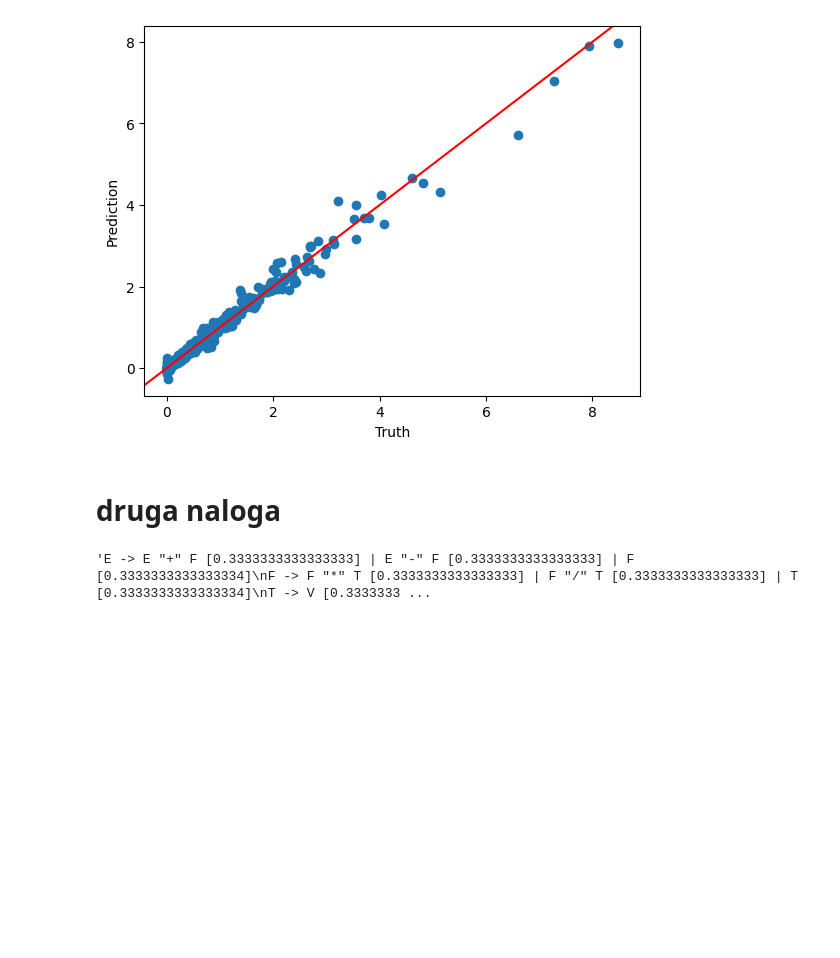
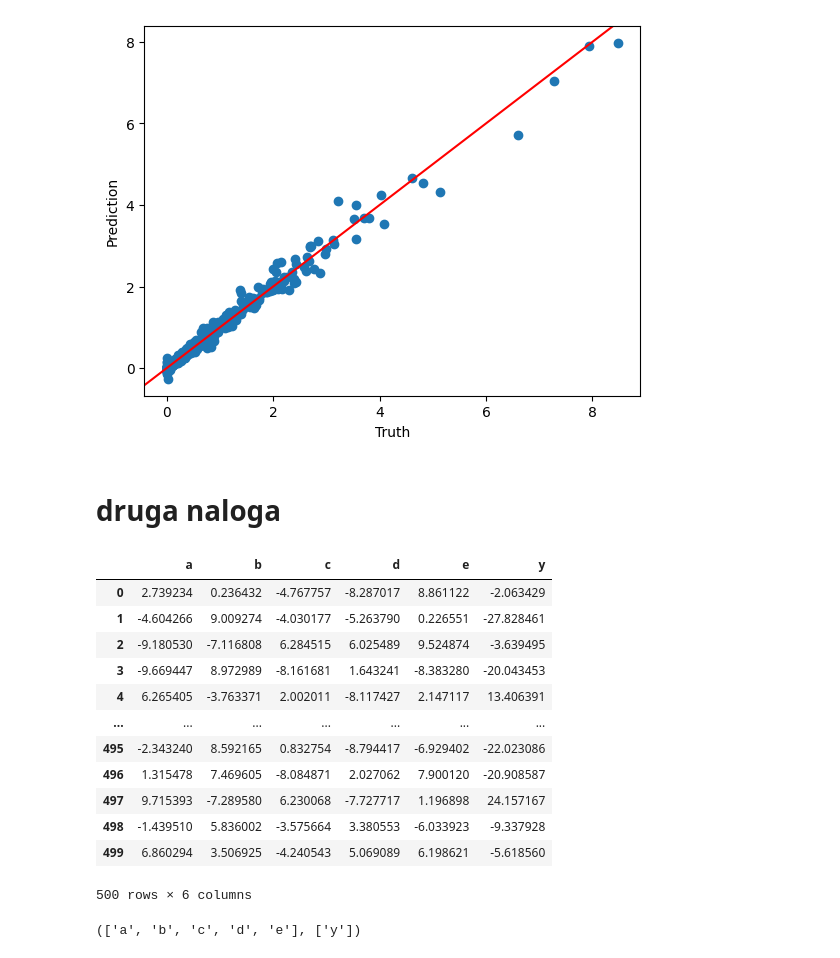
Before and after one commit to tadejpetric/nsu, a Jupyter notebook: dn4/resitev.ipynb, the cells around one changed output. Cells and saved outputs as stored; diff of their text form; code cells hidden in the pictures; blank space fills up the shorter version.

```diff
--- a/dn4/resitev.ipynb
+++ b/dn4/resitev.ipynb
@@ -174,45 +174,40 @@ plt.show()
 [figure]
 # %% [markdown]
 # druga naloga
-# %%
-class probabilities:
-    def __init__(self, n):
-        # assigns probabilities
-        self.E = [1/3, 1/3]
-        self.F = [1/3, 1/3]
-        self.T = [1/3, 1/3]
-        self.V = [1/n]*(n-1)
-    def etoi(s):
-        if "/": return 0
-        if "-": return 1
-        return 2
-    def ftoi(s):
-        if "*": return 0
-        if "/": return 1
-        return 2
-    def ttoi(s):
-        if "v": return 0
-        if "e": return 1
-        return 2
-    def xtoi(s):
-        return int(s[1:]) - 1
-    def gen_grammar(self):
-        s = ""
-        s += f"E -> E \"+\" F [{self.E[0]}] | E \"-\" F [{self.E[1]}] | F [{1-self.E[0]-self.E[1]}]\n"
-        s += f"F -> F \"*\" T [{self.F[0]}] | F \"/\" T [{self.F[1]}] | T [{1-self.F[0]-self.F[1]}]\n"
-        s += f"T -> V [{self.T[0]}] | \"(\" E \")\" [{self.T[1]}] | \"sin(\" E \")\" [{1-self.T[0]-self.T[1]}]\n"
-        s += "V -> "
-
-        total = 0
-        # gramatika je od 0 do n-1
-        for i, prob in enumerate(self.V):
-            total += prob
-            s += f"x{i} [{prob}] | "
-
-        s += f"x{i+1} [{1-total}]"
-        return s
-
-X = probabilities(5)
-X.gen_grammar()
-# %% [output]
-'E -> E "+" F [0.3333333333333333] | E "-" F [0.3333333333333333] | F [0.3333333333333334]\nF -> F "*" T [0.3333333333333333] | F "/" T [0.3333333333333333] | T [0.3333333333333334]\nT -> V [0.3333333 ...
+# %%
+from make_data import *
+
+@pandise
+def first(x1, x2, x3, x4, x5):
+    return x1 - 3*x2 - x3 -x5
+
+@pandise
+def second(x1, x2):
+    return x1**5 * x2**3
+
+@pandise
+def third(x1, x2):
+    return np.sin(x1) + np.sin(x2 / x1**2)
+# %%
+eq1 = problem(first)
+eq1.make_data(500)
+# %%
+eq1.data
+# %% [output]
+|  | a | b | c | d | e | y |
+| 0 | 2.739234 | 0.236432 | -4.767757 | -8.287017 | 8.861122 | -2.063429 |
+| 1 | -4.604266 | 9.009274 | -4.030177 | -5.263790 | 0.226551 | -27.828461 |
+| 2 | -9.180530 | -7.116808 | 6.284515 | 6.025489 | 9.524874 | -3.639495 |
+| 3 | -9.669447 | 8.972989 | -8.161681 | 1.643241 | -8.383280 | -20.043453 |
+| 4 | 6.265405 | -3.763371 | 2.002011 | -8.117427 | 2.147117 | 13.406391 |
+| ... | ... | ... | ... | ... | ... | ... |
+| 495 | -2.343240 | 8.592165 | 0.832754 | -8.794417 | -6.929402 | -22.023086 |
+| 496 | 1.315478 | 7.469605 | -8.084871 | 2.027062 | 7.900120 | -20.908587 |
+| 497 | 9.715393 | -7.289580 | 6.230068 | -7.727717 | 1.196898 | 24.157167 |
+| 498 | -1.439510 | 5.836002 | -3.575664 | 3.380553 | -6.033923 | -9.337928 |
+| 499 | 6.860294 | 3.506925 | -4.240543 | 5.069089 | 6.198621 | -5.618560 |
+500 rows × 6 columns
+# %%
+eq1.rhs, eq1.lhs
+# %% [output]
+(['a', 'b', 'c', 'd', 'e'], ['y'])
```
Also changed, not shown: parts of 17 cells of this notebook, 4 other files.
